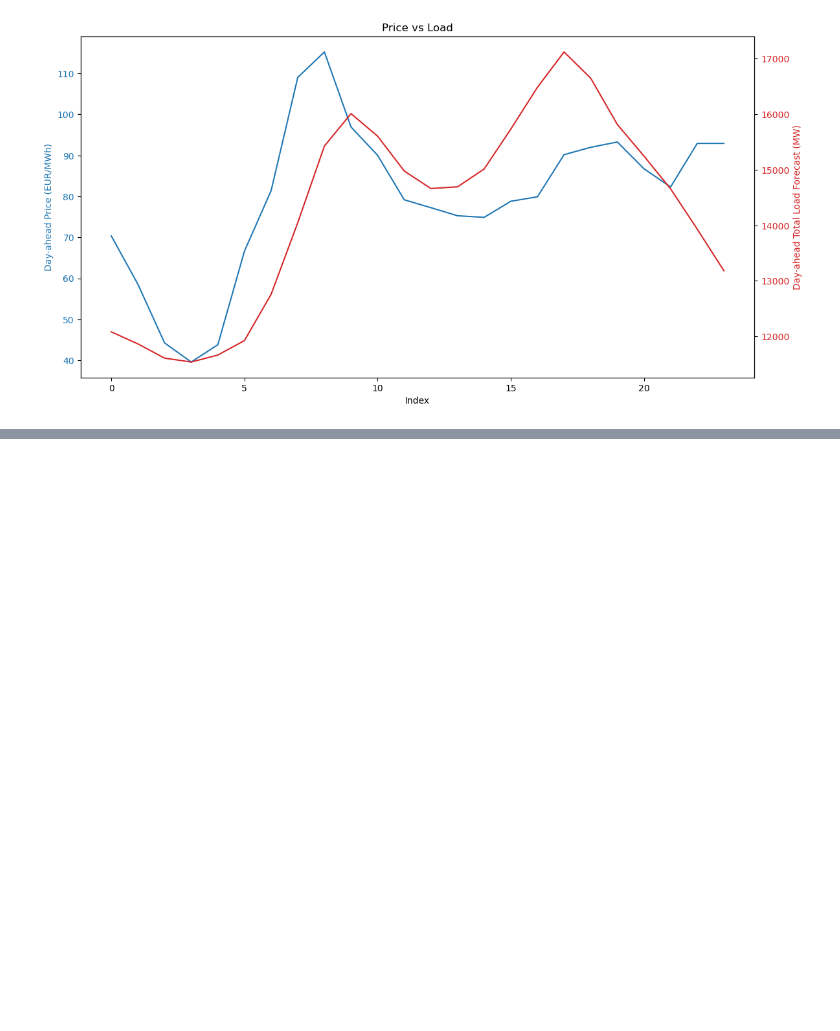
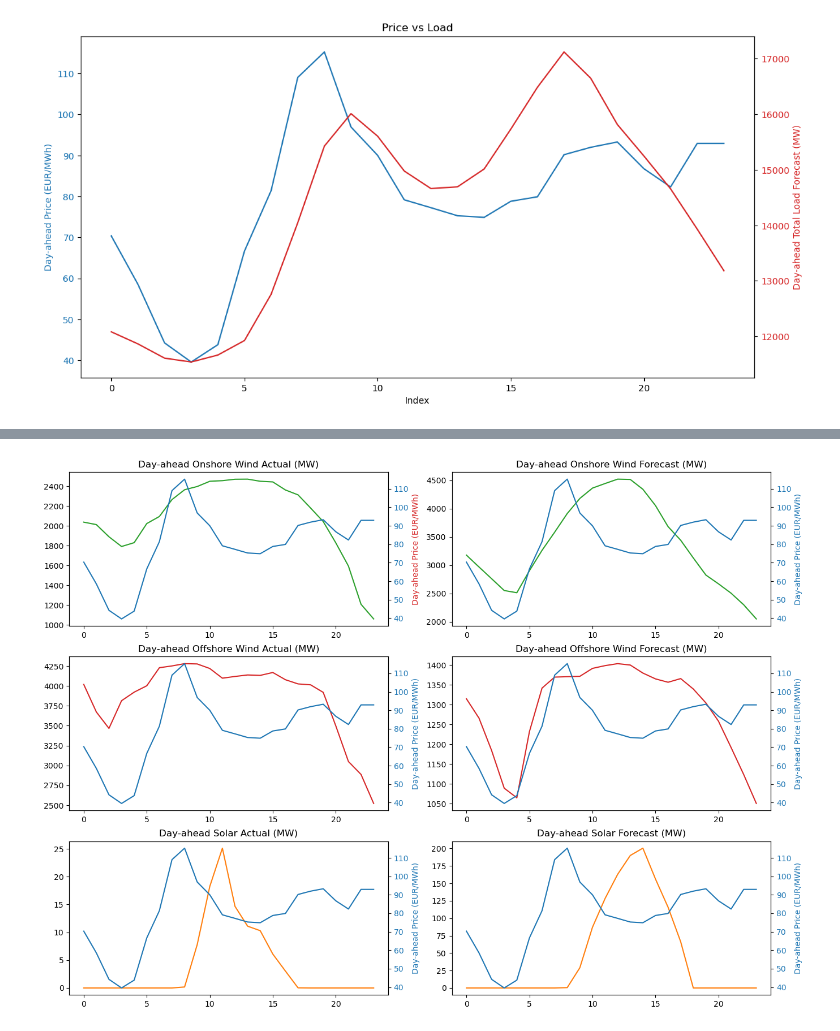
Before and after one commit to nickleu/EnergyMarket_NL, a Jupyter notebook: Notebooks/01_data_exploration.ipynb, the cells around one changed output, grey strips where cells are left out. Drawn from its saved outputs; the diff is of its cells as text; code cells hidden in the pictures; blank space fills up the shorter version.

```diff
--- a/Notebooks/01_data_exploration.ipynb
+++ b/Notebooks/01_data_exploration.ipynb
@@ -174,0 +182,54 @@ plt.show()
+# %%
+#Renewables generation <> price correlation (actual and forecast, per type of energy)
+
+fig, axs = plt.subplots(3, 2,figsize=(16,12))
+axs[0, 0].plot(x, df_onshore_test_actual, 'tab:green')
+axs[0, 0].set_title('Day-ahead Onshore Wind Actual (MW)')
+ax0 = axs[0,0].twinx()
+ax0.set_ylabel('Day-ahead Price (EUR/MWh)', color=color)
+color = 'tab:blue'
+ax0.plot(df_market_focus['Day-ahead Price (EUR/MWh)'],color=color, label='Price')
+ax0.tick_params(axis='y', labelcolor=color)
+
+
+axs[0, 1].plot(x, df_onshore_test_forecast, 'tab:green')
+axs[0, 1].set_title('Day-ahead Onshore Wind Forecast (MW)')
+ax0 = axs[0,1].twinx()
+ax0.set_ylabel('Day-ahead Price (EUR/MWh)', color=color)
+color = 'tab:blue'
+ax0.plot(df_market_focus['Day-ahead Price (EUR/MWh)'],color=color, label='Price')
+ax0.tick_params(axis='y', labelcolor=color)
+
+axs[1, 0].plot(x, df_offshore_test_actual, 'tab:red')
+axs[1, 0].set_title('Day-ahead Offshore Wind Actual (MW)')
+ax0 = axs[1,0].twinx()
+ax0.set_ylabel('Day-ahead Price (EUR/MWh)', color=color)
+color = 'tab:blue'
+ax0.plot(df_market_focus['Day-ahead Price (EUR/MWh)'],color=color, label='Price')
+ax0.tick_params(axis='y', labelcolor=color)
+
+axs[1, 1].plot(x, df_offshore_test_forecast, 'tab:red')
+axs[1, 1].set_title('Day-ahead Offshore Wind Forecast (MW)')
+ax0 = axs[1,1].twinx()
+ax0.set_ylabel('Day-ahead Price (EUR/MWh)', color=color)
+color = 'tab:blue'
+ax0.plot(df_market_focus['Day-ahead Price (EUR/MWh)'],color=color, label='Price')
+ax0.tick_params(axis='y', labelcolor=color)
+
+axs[2, 0].plot(x, df_solar_test_actual, 'tab:orange')
+axs[2, 0].set_title('Day-ahead Solar Actual (MW)')
+ax0 = axs[2,0].twinx()
+ax0.set_ylabel('Day-ahead Price (EUR/MWh)', color=color)
+color = 'tab:blue'
+ax0.plot(df_market_focus['Day-ahead Price (EUR/MWh)'],color=color, label='Price')
+ax0.tick_params(axis='y', labelcolor=color)
+
+axs[2, 1].plot(x, df_solar_test_forecast, 'tab:orange')
+axs[2, 1].set_title('Day-ahead Solar Forecast (MW)')
+ax0 = axs[2,1].twinx()
+ax0.set_ylabel('Day-ahead Price (EUR/MWh)', color=color)
+color = 'tab:blue'
+ax0.plot(df_market_focus['Day-ahead Price (EUR/MWh)'],color=color, label='Price')
+ax0.tick_params(axis='y', labelcolor=color)
+# %% [output]
+[figure, added]
```
Also changed, not shown: parts of 3 cells of this notebook.
